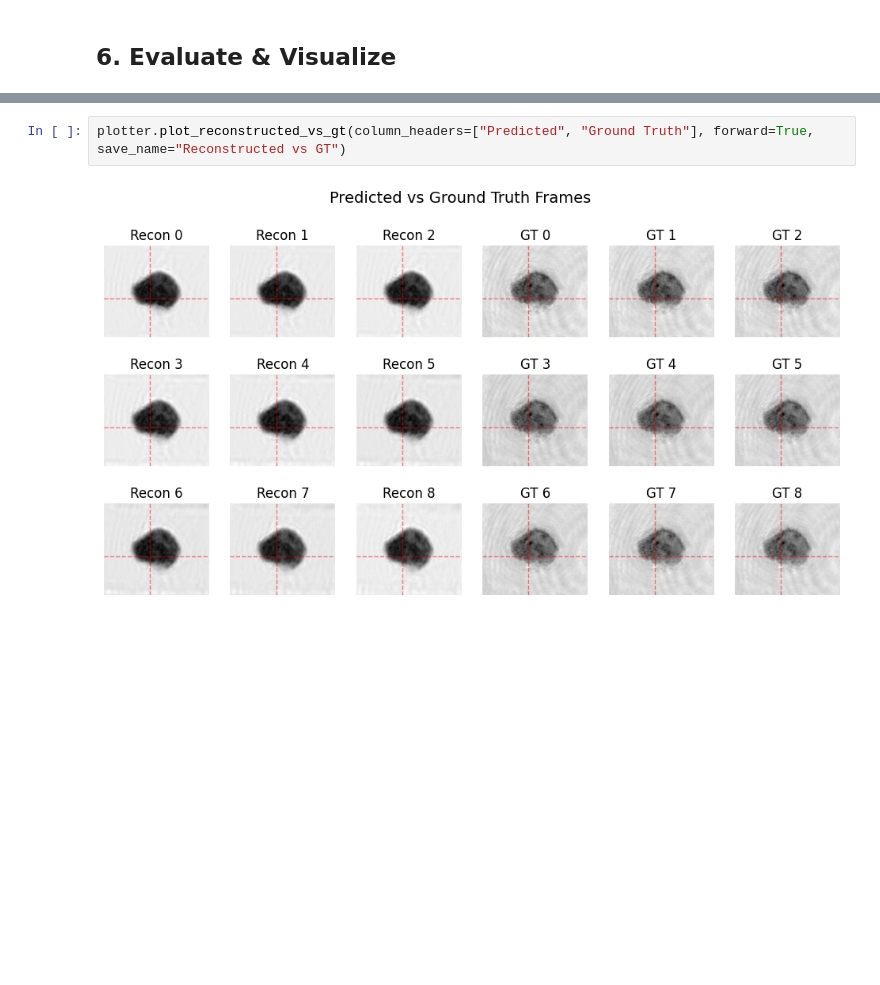
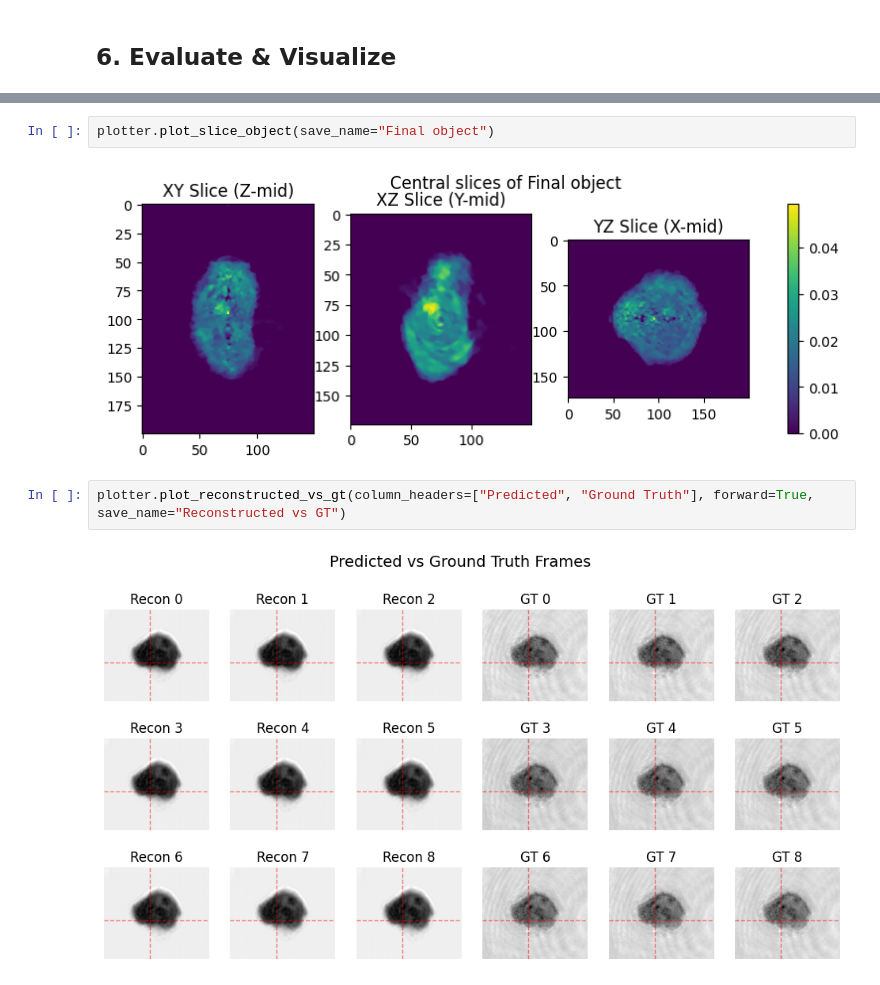
Before and after one commit to SkariZ/TomoDpDt, a Jupyter notebook: Notebooks/5.Brightfield_experimental_data_notebook.ipynb, the cells around one changed output, grey strips where cells are left out. Drawn from its saved outputs; the diff is of its cells as text; blank space fills up the shorter version.

```diff
--- a/Notebooks/5.Brightfield_experimental_data_notebook.ipynb
+++ b/Notebooks/5.Brightfield_experimental_data_notebook.ipynb
@@ -368,3 +369,7 @@ plotter.plot_sum_object(save_name="Final object")
+# %%
+plotter.plot_slice_object(save_name="Final object")
+# %% [output]
+[figure, added]
 # %%
 plotter.plot_reconstructed_vs_gt(column_headers=["Predicted", "Ground Truth"], forward=True, save_name="Reconstructed vs GT")
 # %% [output]
```
Also changed, not shown: parts of 13 cells of this notebook, 7 other files.
